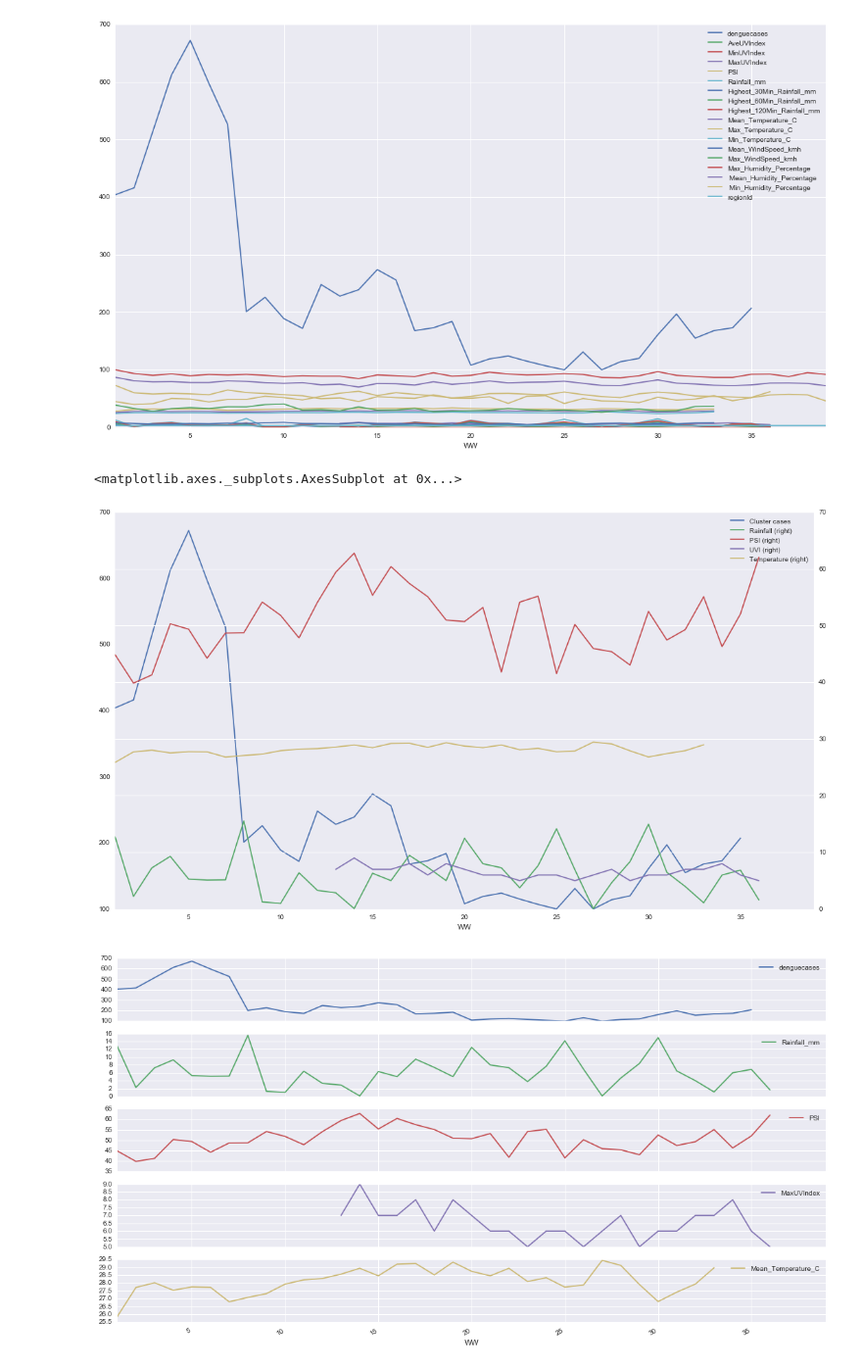
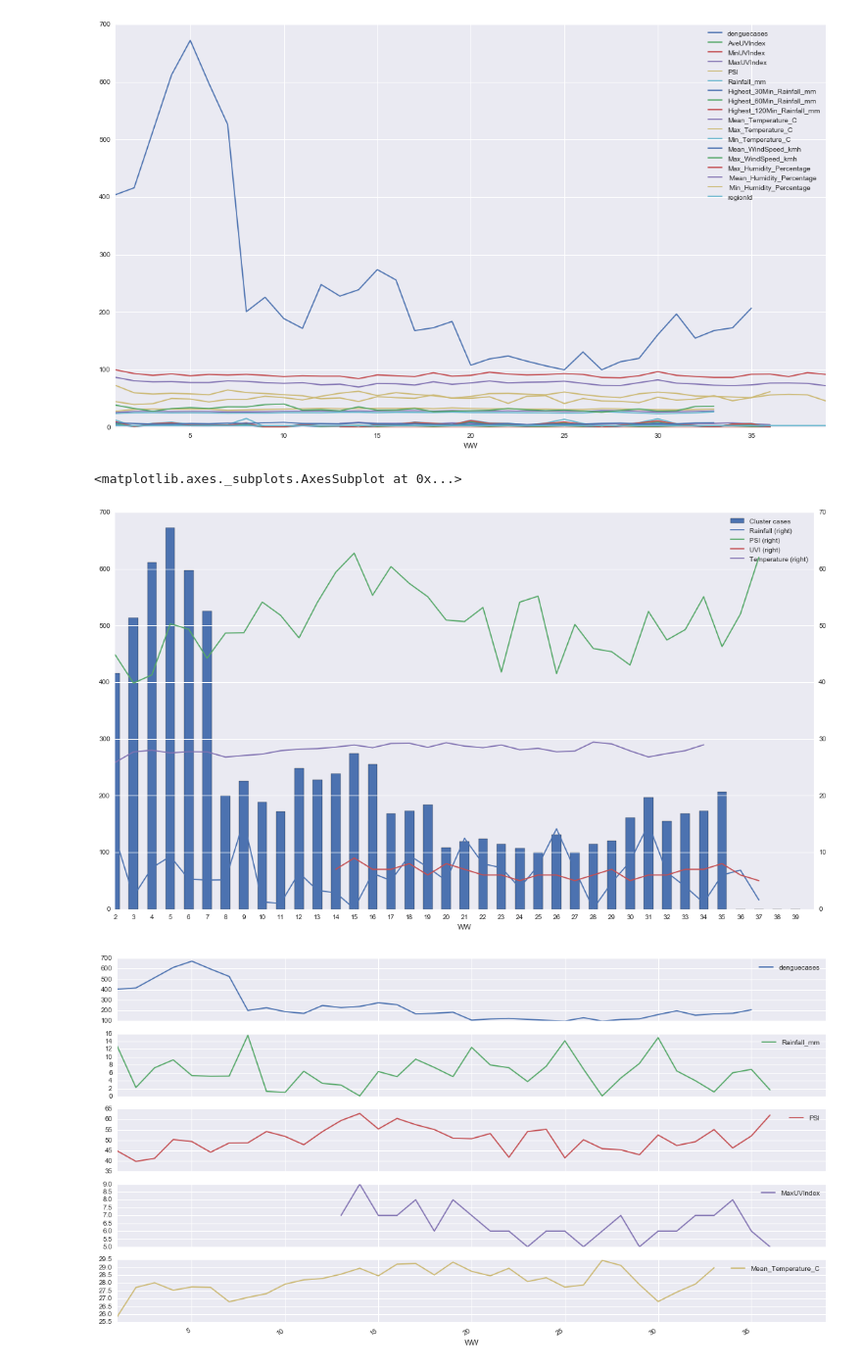
Before and after one commit to arynchoong/MTech-KE-DWBA, a Jupyter notebook: notebooks/DengueClustersReg3.ipynb, the cells around one changed output. Shown at 98% size. Cells and saved outputs as stored; diff of their text form; code cells hidden in the pictures.

```diff
--- a/notebooks/DengueClustersReg3.ipynb
+++ b/notebooks/DengueClustersReg3.ipynb
@@ -55,16 +64,16 @@ dfRegion3Weekly.plot(figsize=(18.5, 10.5));
 # %%
 #set plot size
 fig = plt.gcf()
 fig.set_size_inches(18.5, 10.5);
 # plot
-dfRegion3Weekly['denguecases'].plot(label="Cluster cases", legend=True)
+dfRegion3Weekly['denguecases'].plot(label="Cluster cases", legend=True, kind='bar')
 dfRegion3Weekly['Rainfall_mm'].plot(secondary_y=True, label="Rainfall", legend=True)
 dfRegion3Weekly['PSI'].plot(secondary_y=True, label="PSI", legend=True)
 dfRegion3Weekly['MaxUVIndex'].plot(secondary_y=True, label="UVI", legend=True)
 dfRegion3Weekly['Mean_Temperature_C'].plot(secondary_y=True, label="Temperature", legend=True)
 # %% [output]
 <matplotlib.axes._subplots.AxesSubplot at 0x...>
-[figure, old version]
+[figure, new version]
 # %%
 dfRegion3Weekly[['denguecases','Rainfall_mm','PSI','MaxUVIndex','Mean_Temperature_C']].plot(subplots=True, figsize=(18.5, 10.5));
 # %% [output]
```
Also changed, not shown: parts of 2 cells of this notebook, 4 other files.
